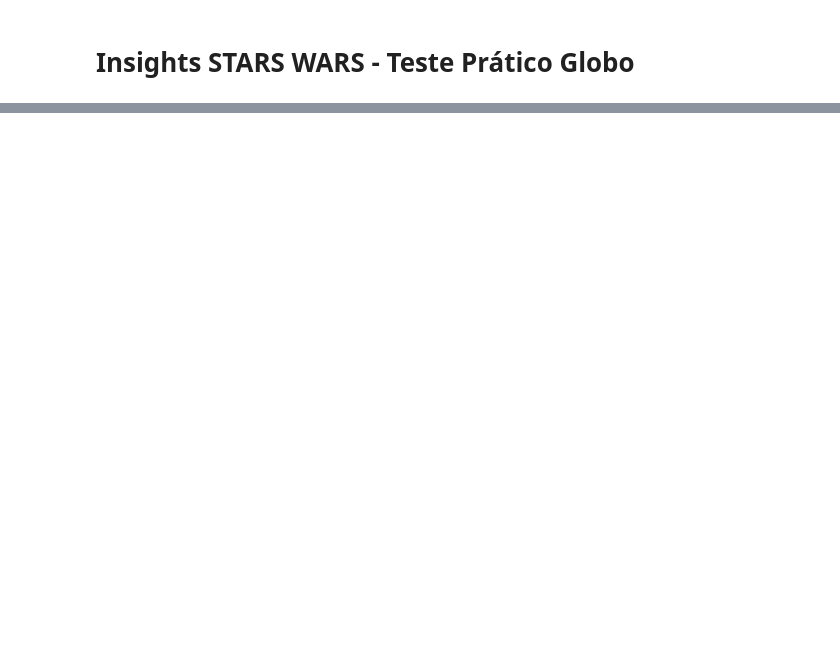
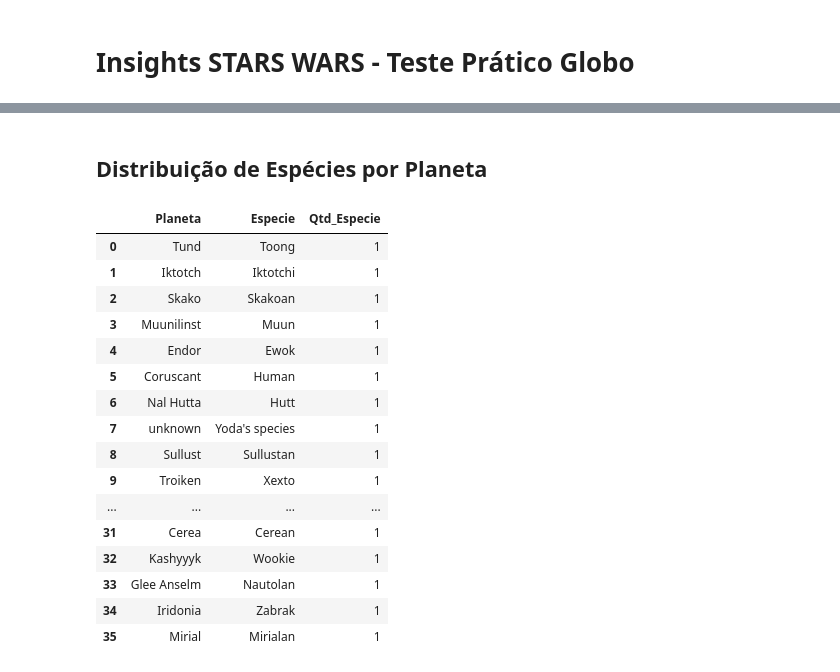
Before and after one commit to cluizdes/starwars_api, a Jupyter notebook: 4-sw_insights_species.ipynb, the cells around one changed output, grey strips where cells are left out. Saved outputs shown, nothing was run; the diff lists cells and outputs as text; code cells hidden in the pictures; blank space fills up the shorter version.

```diff
--- a/4-sw_insights_species.ipynb
+++ b/4-sw_insights_species.ipynb
@@ -25,0 +41,31 @@ df_species = duckdb_conn.from_parquet("./parquet/species_data.parquet").to_df()
+# %% [markdown]
+## Distribuição de Espécies por Planeta
+# %%
+query = """
+SELECT p.name as Planeta, s.name as Especie, COUNT(s.name) AS Qtd_Especie
+FROM df_species as s
+JOIN df_planets as p
+ON s.homeworld = p.url
+GROUP BY p.name, s.name;
+
+"""
+result = duckdb_conn.execute(query)
+result.df()
+# %% [output]
+|  | Planeta | Especie | Qtd_Especie |
+| 0 | Tund | Toong | 1 |
+| 1 | Iktotch | Iktotchi | 1 |
+| 2 | Skako | Skakoan | 1 |
+| 3 | Muunilinst | Muun | 1 |
+| 4 | Endor | Ewok | 1 |
+| 5 | Coruscant | Human | 1 |
+| 6 | Nal Hutta | Hutt | 1 |
+| 7 | unknown | Yoda's species | 1 |
+| 8 | Sullust | Sullustan | 1 |
+| 9 | Troiken | Xexto | 1 |
+| ... | ... | ... | ... |
+| 31 | Cerea | Cerean | 1 |
+| 32 | Kashyyyk | Wookie | 1 |
+| 33 | Glee Anselm | Nautolan | 1 |
+| 34 | Iridonia | Zabrak | 1 |
+| 35 | Mirial | Mirialan | 1 |
```
Also changed, not shown: parts of 13 cells of this notebook.
